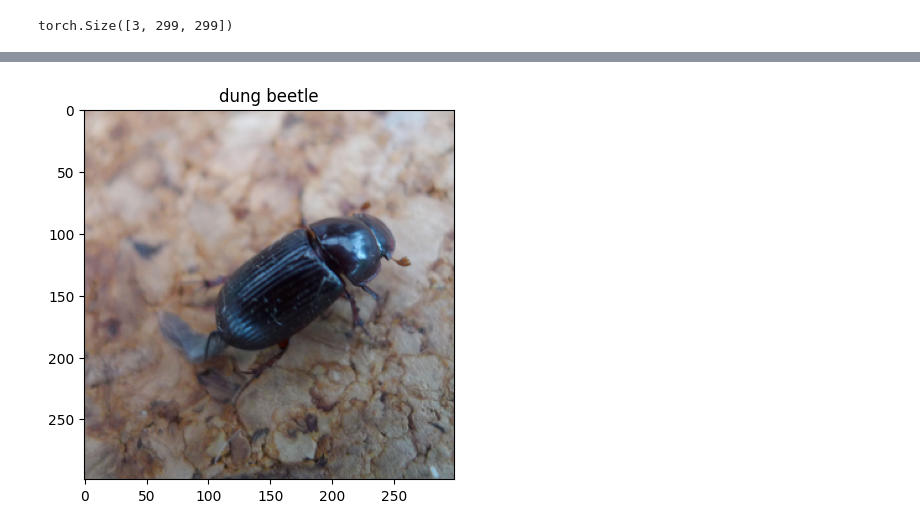
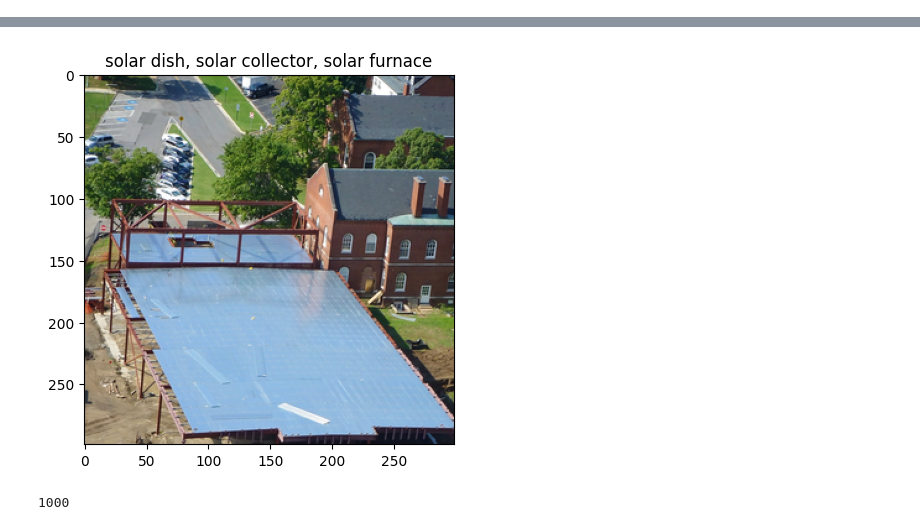
Before and after one commit to koendamme/AdversarialDefense, a Jupyter notebook: candw.ipynb, the cells around one changed output, grey strips where cells are left out. Cells and saved outputs as stored; diff of their text form; code cells hidden in the pictures.

Commit message:
Implemented length function for the dataset class

```diff
--- a/candw.ipynb
+++ b/candw.ipynb
@@ -16,10 +16,12 @@ class AdversarialDataset(Dataset):
         self.labels = annotations["TrueLabel"]
         self.transform = transform
 
+    def __len__(self):
+        return len(self.images)
+
     def __getitem__(self, idx):
         img_path = os.path.join(self.img_dir, self.images[idx])
         image = read_image(img_path)
-        # label = self.categories[self.labels[idx]]
         label = self.categories.loc[self.categories["CategoryId"] == self.labels[idx], "CategoryName"].values[0]
 
         if self.transform:
@@ -33,9 +35,6 @@ def show_image(datarow):
     plt.imshow(permuted)
 # %%
 dataset = AdversarialDataset("images.csv", "categories.csv", "images")
-dataset[0][0].shape
-# %% [output]
-torch.Size([3, 299, 299])
 # %%
-show_image(dataset[0])
+show_image(dataset[100])
 # %% [output]
@@ -42 +42,5 @@ show_image(dataset[0])
-[figure, old version]
+[figure, new version]
+# %%
+len(dataset)
+# %% [output]
+1000
```
Also changed, not shown: parts of 1 cell of this notebook.
